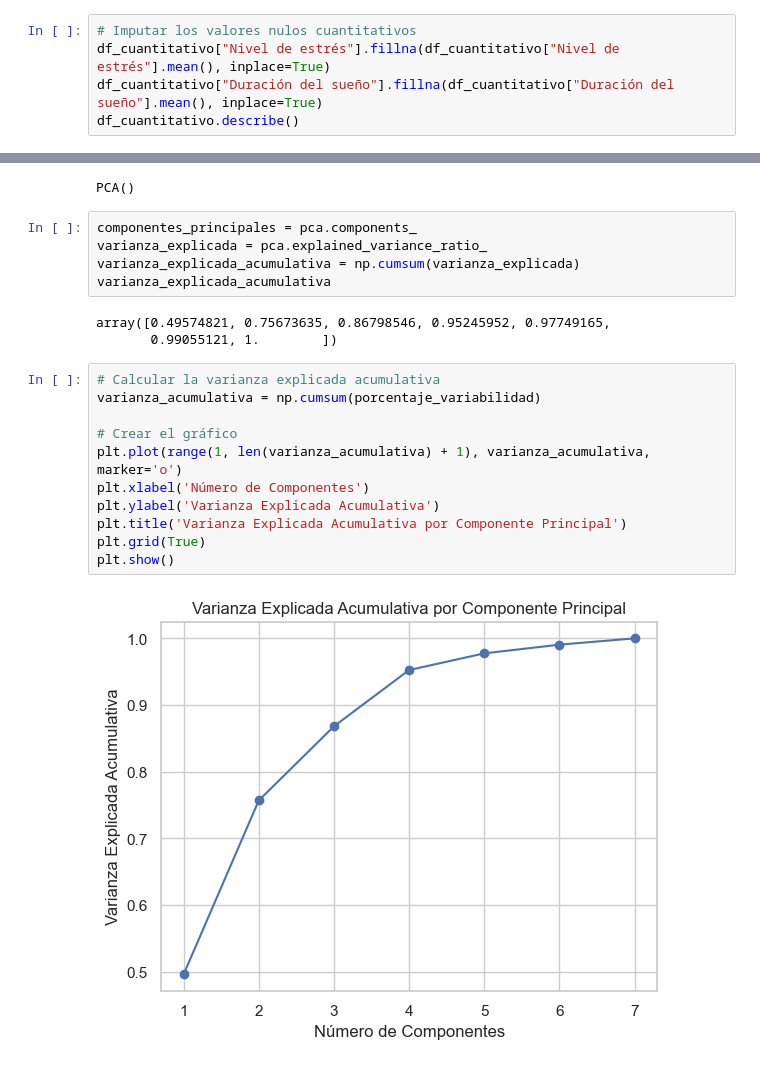
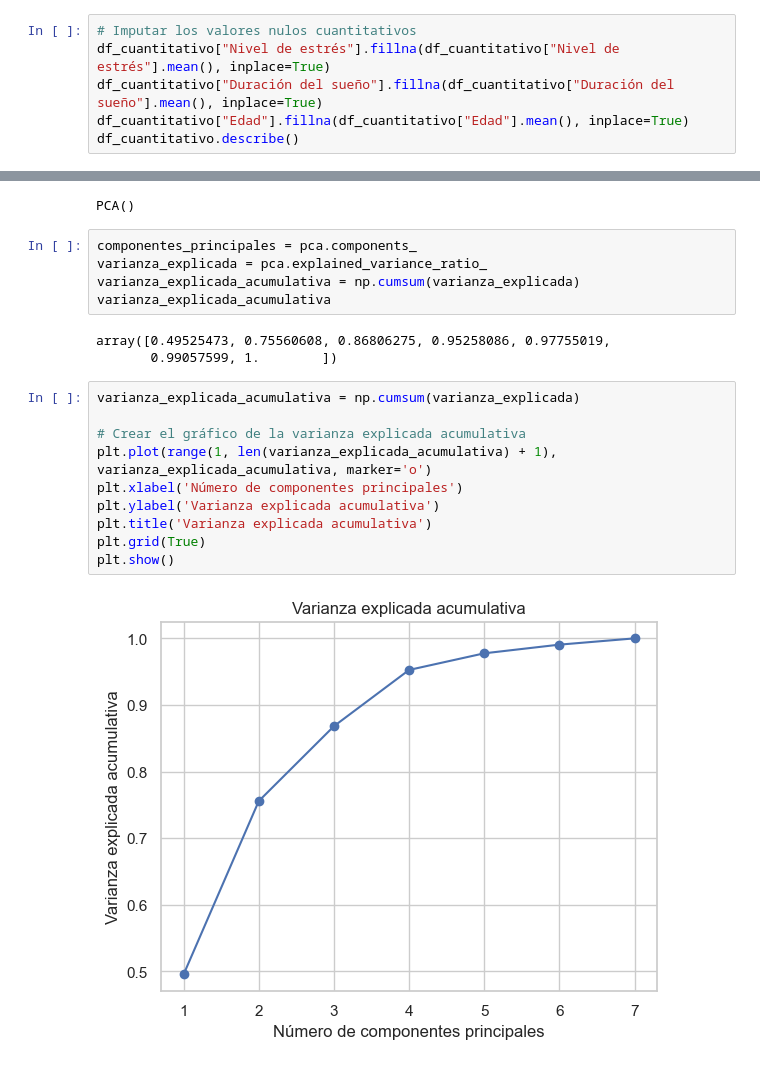
Before and after one commit to noelibaeza/cienciaDatos, a Jupyter notebook: salud_sueño.ipynb, the cells around one changed output, grey strips where cells are left out. Drawn from its saved outputs; the diff is of its cells as text.

```diff
--- a/salud_sueño.ipynb
+++ b/salud_sueño.ipynb
@@ -178,6 +178,7 @@ plt.show()
 # Imputar los valores nulos cuantitativos
 df_cuantitativo["Nivel de estrés"].fillna(df_cuantitativo["Nivel de estrés"].mean(), inplace=True)
 df_cuantitativo["Duración del sueño"].fillna(df_cuantitativo["Duración del sueño"].mean(), inplace=True)
+df_cuantitativo["Edad"].fillna(df_cuantitativo["Edad"].mean(), inplace=True)
 df_cuantitativo.describe()
 # %% [output]
 |  | Edad | Duración del sueño | Calidad del sueño | Nivel de actividad física | Nivel de estrés | ... |
@@ -452,18 +472,17 @@ varianza_explicada = pca.explained_variance_ratio_
 varianza_explicada_acumulativa = np.cumsum(varianza_explicada)
 varianza_explicada_acumulativa
 # %% [output]
-array([0.49574821, 0.75673635, 0.86798546, 0.95245952, 0.97749165,
-       0.99055121, 1.        ])
+array([0.49525473, 0.75560608, 0.86806275, 0.95258086, 0.97755019,
+       0.99057599, 1.        ])
 # %%
-# Calcular la varianza explicada acumulativa
-varianza_acumulativa = np.cumsum(porcentaje_variabilidad)
+varianza_explicada_acumulativa = np.cumsum(varianza_explicada)
 
-# Crear el gráfico
-plt.plot(range(1, len(varianza_acumulativa) + 1), varianza_acumulativa, marker='o')
-plt.xlabel('Número de Componentes')
-plt.ylabel('Varianza Explicada Acumulativa')
-plt.title('Varianza Explicada Acumulativa por Componente Principal')
+# Crear el gráfico de la varianza explicada acumulativa
+plt.plot(range(1, len(varianza_explicada_acumulativa) + 1), varianza_explicada_acumulativa, marker='o')
+plt.xlabel('Número de componentes principales')
+plt.ylabel('Varianza explicada acumulativa')
+plt.title('Varianza explicada acumulativa')
 plt.grid(True)
 plt.show()
 # %% [output]
-[figure, old version]
+[figure, new version]
```
Also changed, not shown: parts of 13 cells of this notebook, 4 other files.
